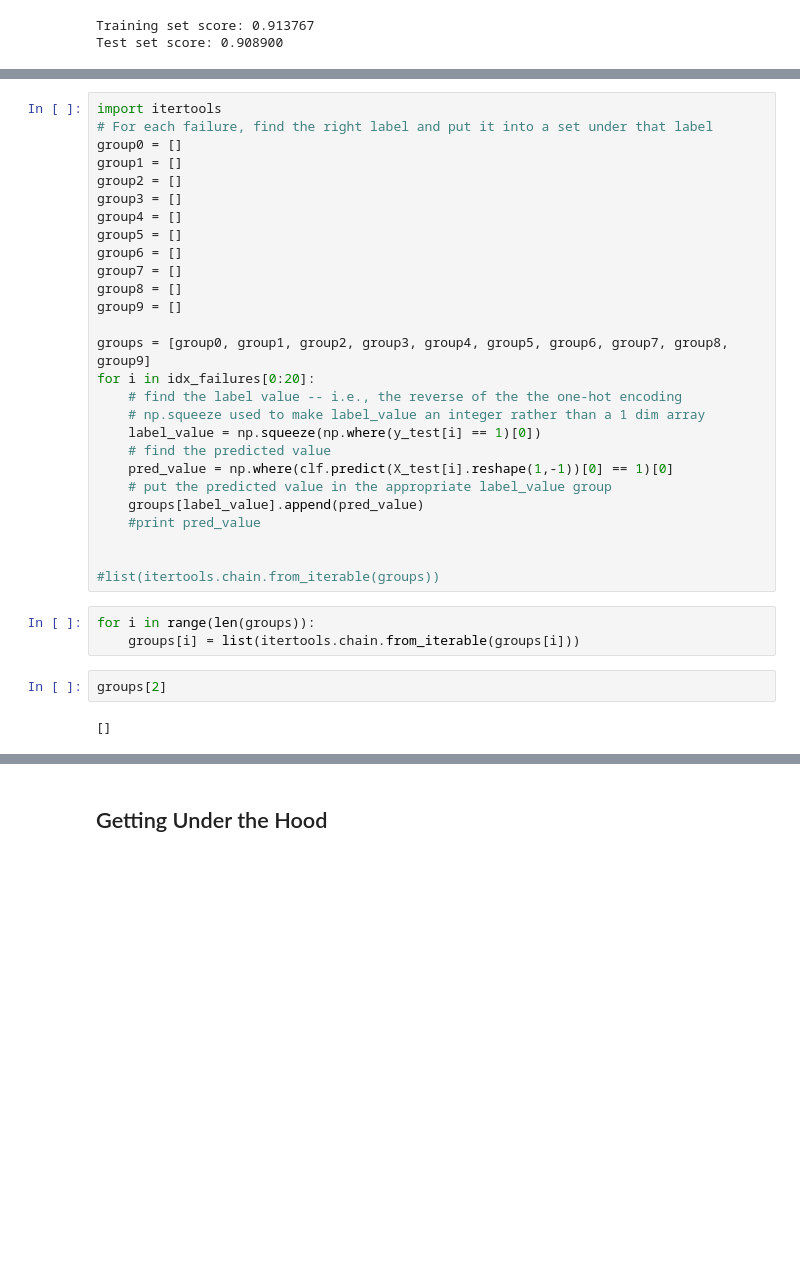
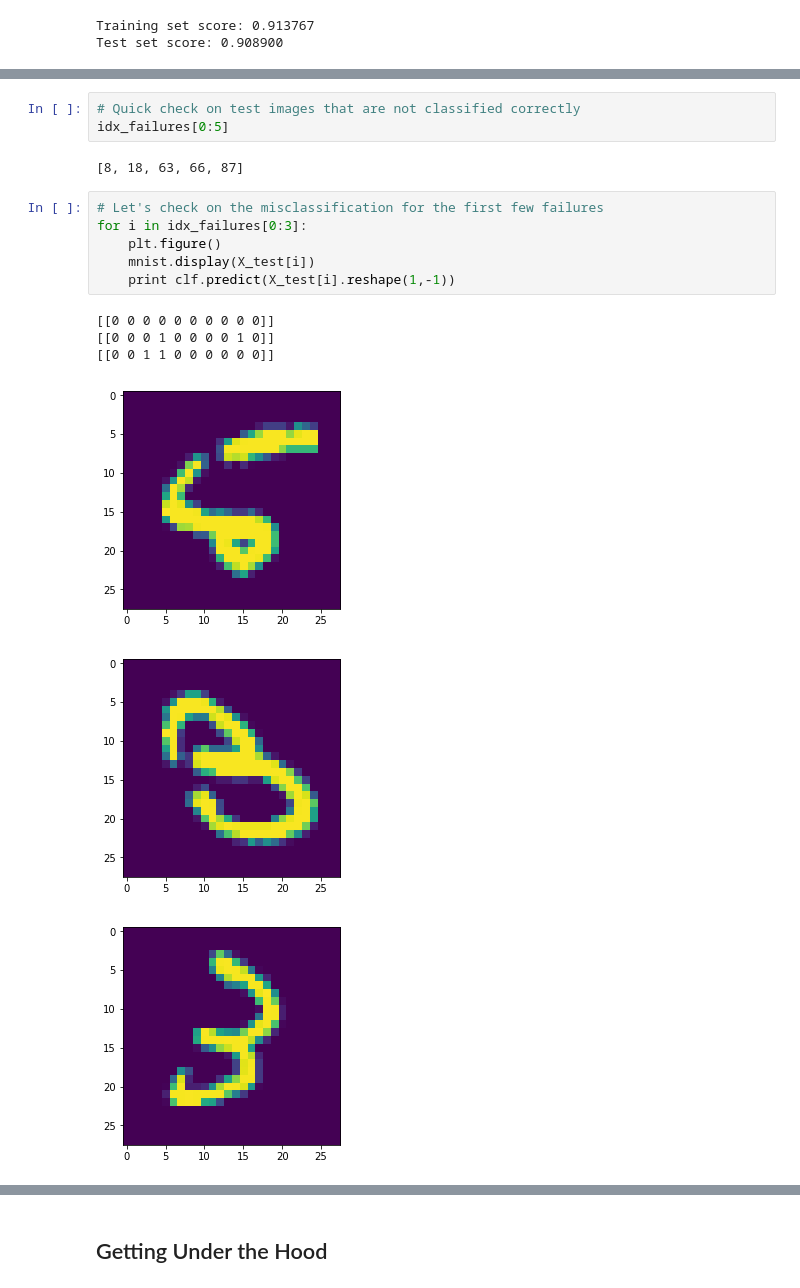
Before and after one commit to jsub10/Machine-Learning-By-Example, a Jupyter notebook: Chapter-7-Neural-Networks.ipynb, the cells around one changed output, grey strips where cells are left out. Drawn from its saved outputs; the diff is of its cells as text; blank space fills up the shorter version.

```diff
--- a/Chapter-7-Neural-Networks.ipynb
+++ b/Chapter-7-Neural-Networks.ipynb
@@ -187,34 +196,18 @@ idx_failures = [i for i, x in enumerate(results) if x == False]
-# %%
-import itertools
-# For each failure, find the right label and put it into a set under that label
-group0 = []
-group1 = []
-group2 = []
-group3 = []
-group4 = []
-group5 = []
-group6 = []
-group7 = []
-group8 = []
-group9 = []
-
-groups = [group0, group1, group2, group3, group4, group5, group6, group7, group8, group9]
-for i in idx_failures[0:20]:
-    # find the label value -- i.e., the reverse of the the one-hot encoding
-    # np.squeeze used to make label_value an integer rather than a 1 dim array
-    label_value = np.squeeze(np.where(y_test[i] == 1)[0])
-    # find the predicted value
-    pred_value = np.where(clf.predict(X_test[i].reshape(1,-1))[0] == 1)[0]
-    # put the predicted value in the appropriate label_value group
-    groups[label_value].append(pred_value)
-    #print pred_value
-
-
-#list(itertools.chain.from_iterable(groups))
-# %%
-for i in range(len(groups)):
-    groups[i] = list(itertools.chain.from_iterable(groups[i]))
-# %%
-groups[2]
-# %% [output]
-[]
+# %%
+# Quick check on test images that are not classified correctly
+idx_failures[0:5]
+# %% [output]
+[8, 18, 63, 66, 87]
+# %%
+# Let's check on the misclassification for the first few failures
+for i in idx_failures[0:3]:
+    plt.figure()
+    mnist.display(X_test[i])
+    print clf.predict(X_test[i].reshape(1,-1))
+# %% [output]
+[[0 0 0 0 0 0 0 0 0 0]]
+[[0 0 0 1 0 0 0 0 1 0]]
+[[0 0 1 1 0 0 0 0 0 0]]
+[figure, added]
+[figure, added]
+[figure, added]
```
Also changed, not shown: parts of 16 cells of this notebook.
